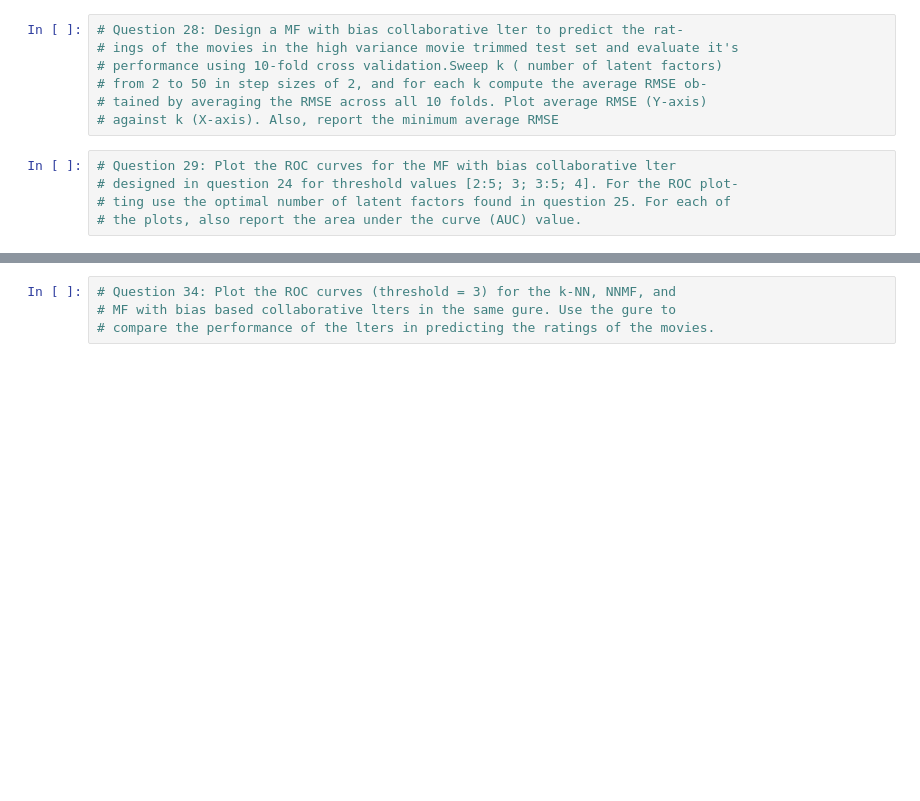
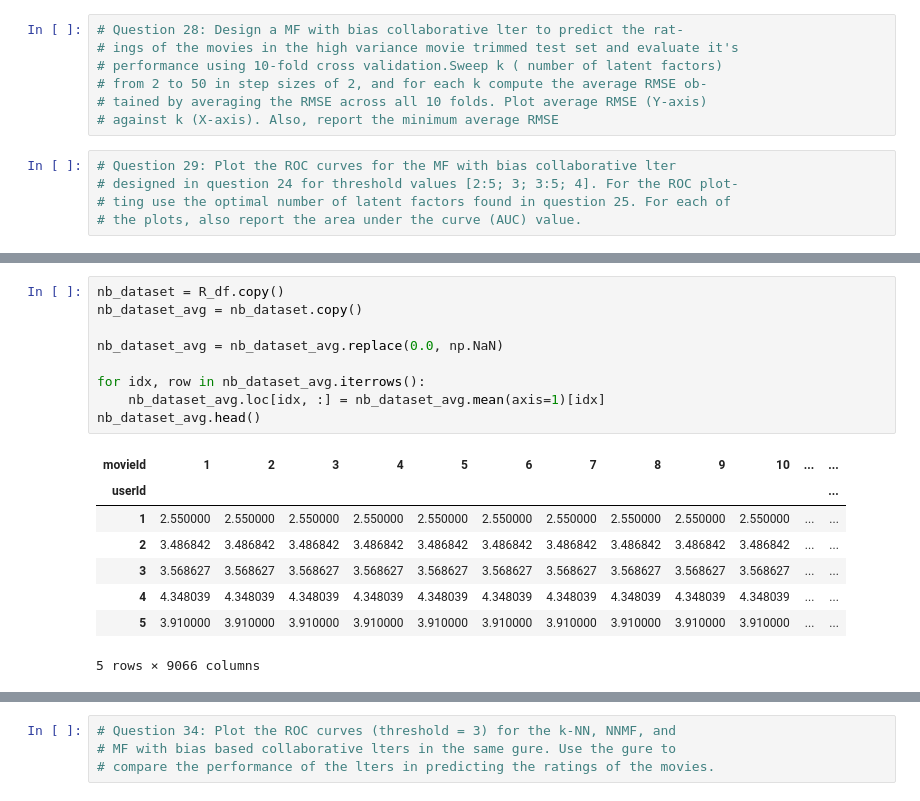
Before and after one commit to nsnguyen/ECE-219, a Jupyter notebook: project3/project_3.ipynb, the cells around one changed output, grey strips where cells are left out. Drawn from its saved outputs; the diff is of its cells as text; blank space fills up the shorter version.

```diff
--- a/project3/project_3.ipynb
+++ b/project3/project_3.ipynb
@@ -469,2 +466,20 @@ combined_roc_plotter(fprs,tprs,AUCs,thresholds)
 # cross validation. Compute the average RMSE by averaging the RMSE across
 # all 10 folds. Report the average RMSE.
+# %%
+nb_dataset = R_df.copy()
+nb_dataset_avg = nb_dataset.copy()
+
+nb_dataset_avg = nb_dataset_avg.replace(0.0, np.NaN)
+
+for idx, row in nb_dataset_avg.iterrows():
+    nb_dataset_avg.loc[idx, :] = nb_dataset_avg.mean(axis=1)[idx]
+nb_dataset_avg.head()
+# %% [output]
+| movieId | 1 | 2 | 3 | 4 | 5 | 6 | 7 | 8 | 9 | 10 | ... | ... |
+| userId |  |  |  |  |  |  |  |  |  |  |  | ... |
+| 1 | 2.550000 | 2.550000 | 2.550000 | 2.550000 | 2.550000 | 2.550000 | 2.550000 | 2.550000 | 2.550000 | 2.550000 | ... | ... |
+| 2 | 3.486842 | 3.486842 | 3.486842 | 3.486842 | 3.486842 | 3.486842 | 3.486842 | 3.486842 | 3.486842 | 3.486842 | ... | ... |
+| 3 | 3.568627 | 3.568627 | 3.568627 | 3.568627 | 3.568627 | 3.568627 | 3.568627 | 3.568627 | 3.568627 | 3.568627 | ... | ... |
+| 4 | 4.348039 | 4.348039 | 4.348039 | 4.348039 | 4.348039 | 4.348039 | 4.348039 | 4.348039 | 4.348039 | 4.348039 | ... | ... |
+| 5 | 3.910000 | 3.910000 | 3.910000 | 3.910000 | 3.910000 | 3.910000 | 3.910000 | 3.910000 | 3.910000 | 3.910000 | ... | ... |
+5 rows × 9066 columns
```
Also changed, not shown: parts of 24 cells of this notebook.
